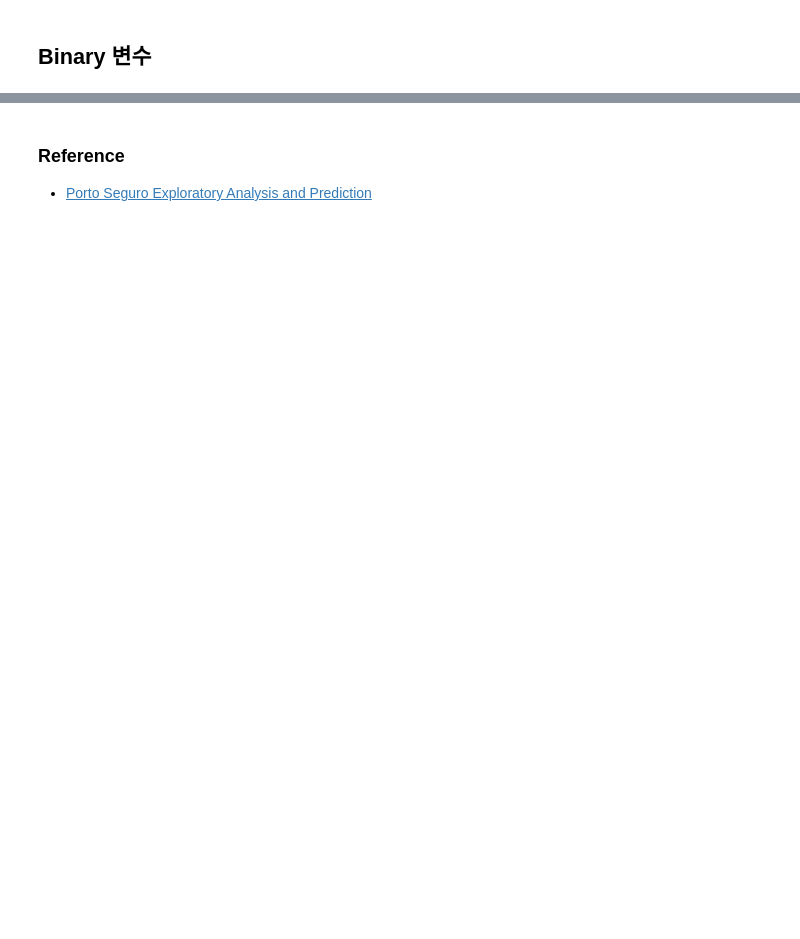
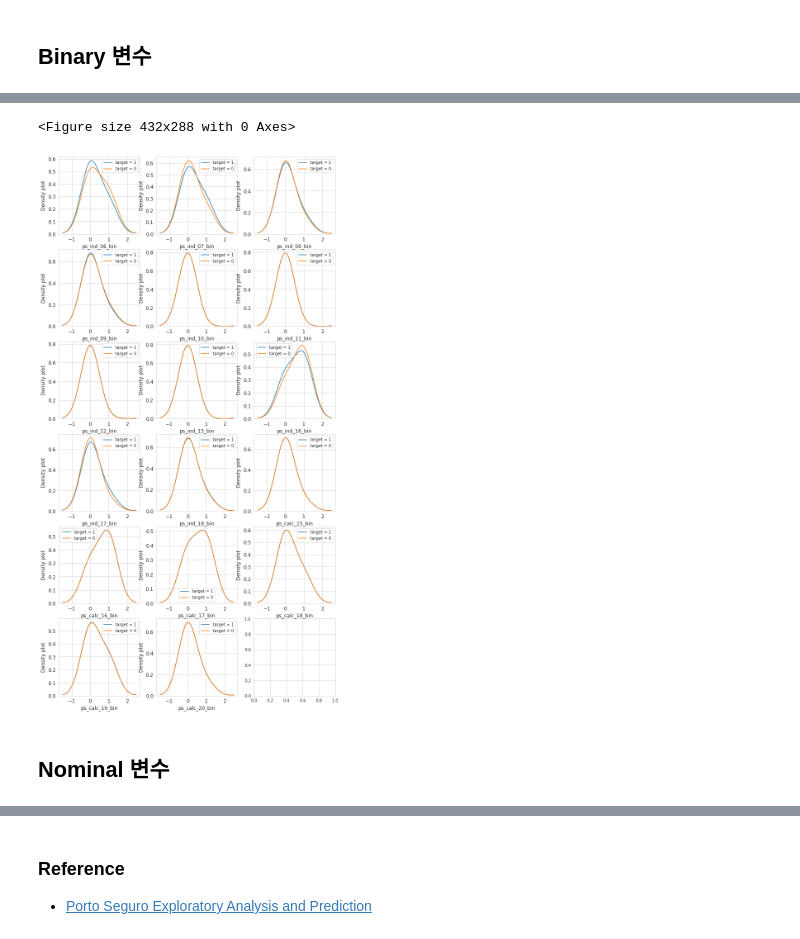
Before and after one commit to hodurie/Kaggle_Challenge, a Jupyter notebook: Porto Seguro/EDA.ipynb, the cells around one changed output, grey strips where cells are left out. Cells and saved outputs as stored; diff of their text form; code cells hidden in the pictures; blank space fills up the shorter version.

```diff
--- a/Porto Seguro/EDA.ipynb
+++ b/Porto Seguro/EDA.ipynb
@@ -612,0 +716,26 @@ var = meta_train([meta_train.keep) & (meta_train.level == 'binary')].index
+# %%
+var = meta_train[(meta_train.level == 'binary') & (meta_train.keep)].index
+var = [col for col in train_copy.columns if 'bin' in col]
+
+i = 0
+t1 = train_copy.loc[train_copy['target'] != 0]
+t0 = train_copy.loc[train_copy['target'] == 0]
+
+sns.set_style('whitegrid')
+plt.figure()
+f, ax = plt.subplots(6, 3, figsize=(12, 24))
+
+for v in var:
+    i += 1
+    plt.subplot(6, 3, i)
+    sns.kdeplot(t1[v], bw=0.5, label = "target = 1")
+    sns.kdeplot(t0[v], bw=0.5, label = "target = 0")
+    plt.ylabel('Density plot', fontsize = 12)
+    plt.xlabel(v, fontsize = 12)
+    locs, labels = plt.xticks()
+    plt.tick_params(axis = 'both', which = 'major', labelsize = 12)
+# %% [output]
+<Figure size 432x288 with 0 Axes>
+[figure, added]
+# %% [markdown]
+## Nominal 변수
```
Also changed, not shown: parts of 35 cells of this notebook.
